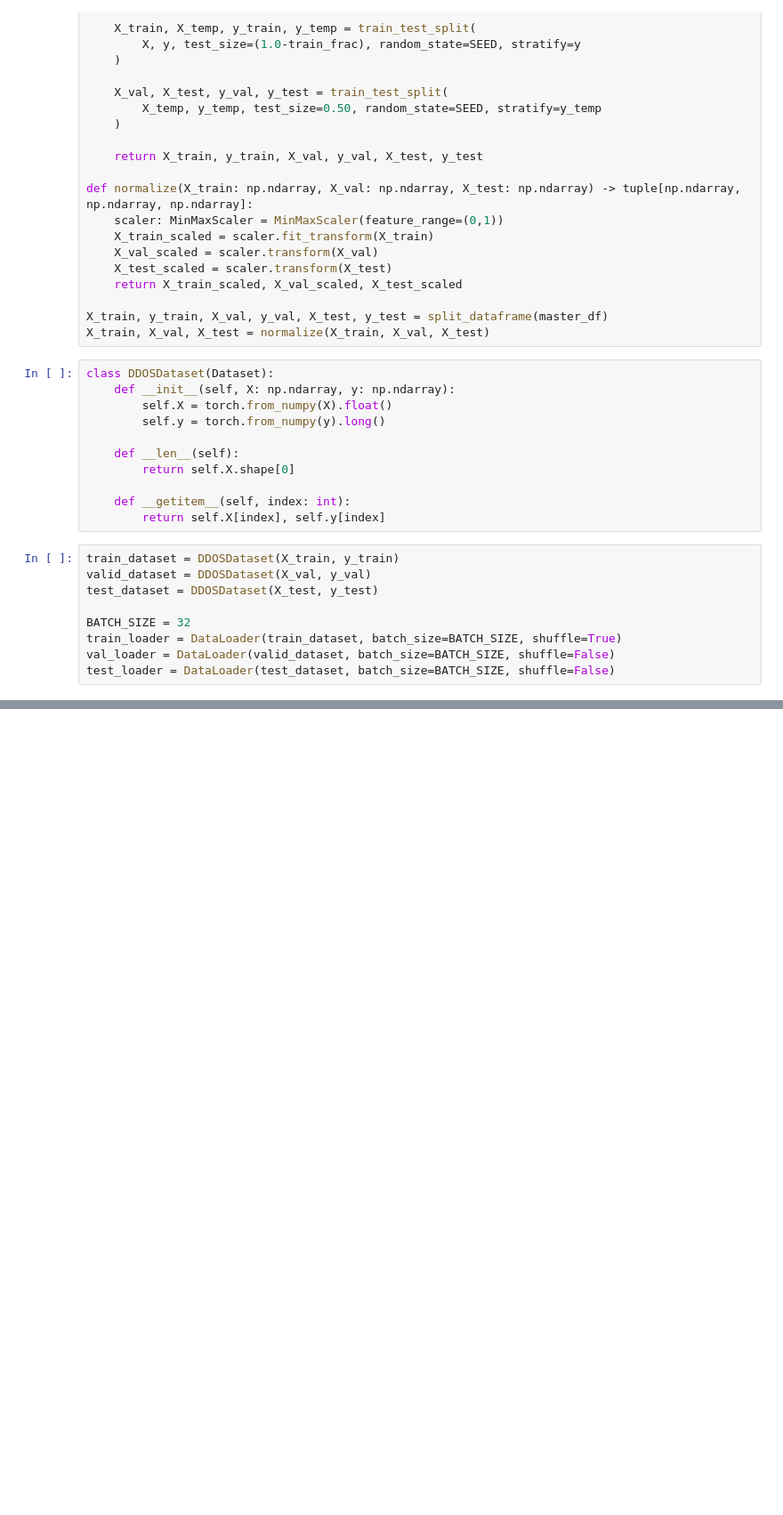
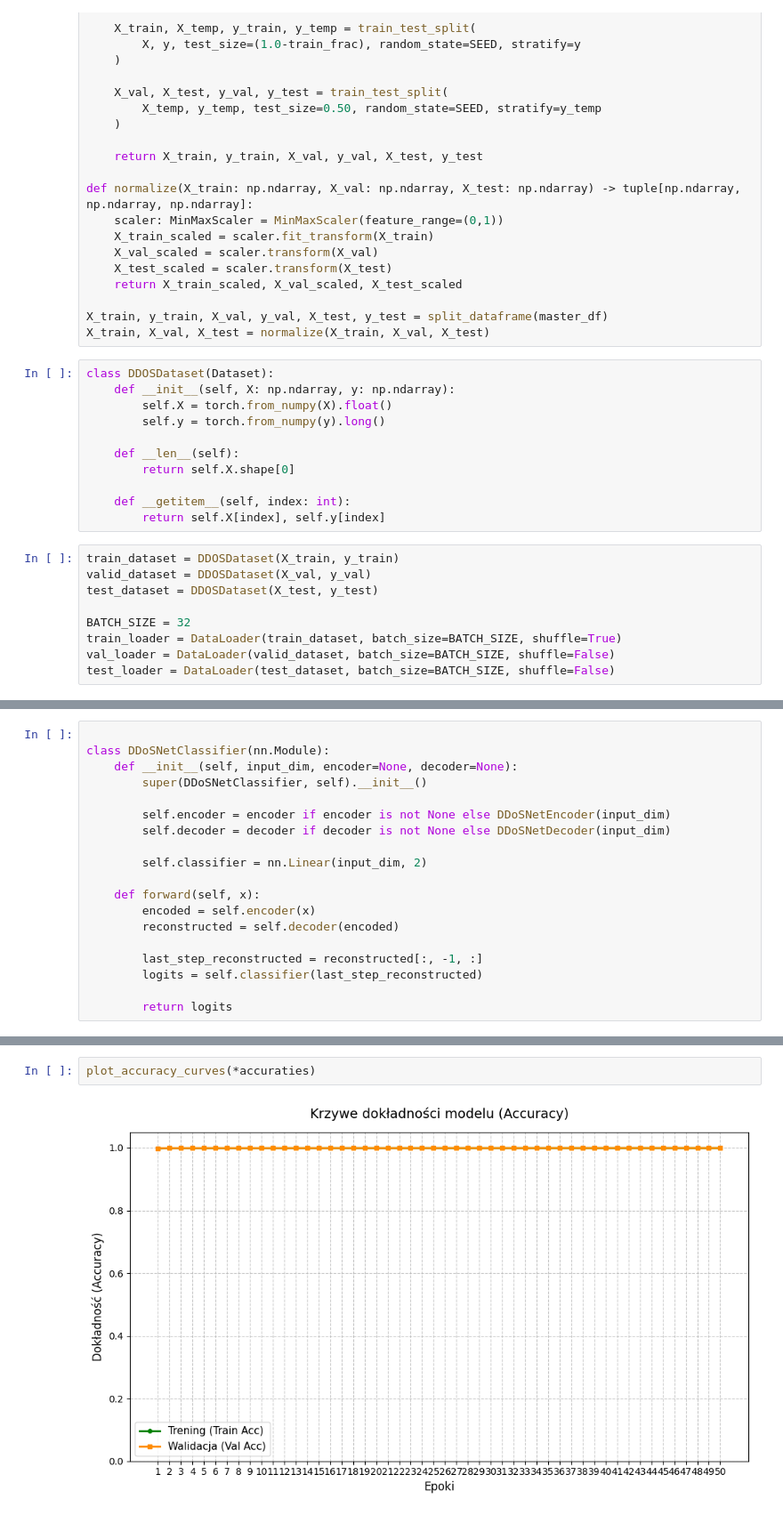
Before and after one commit to mkan1ewski/DDOS-Detection-Model, a Jupyter notebook: main.ipynb, the cells around one changed output, grey strips where cells are left out. Shown at 89% size. Saved outputs shown, nothing was run; the diff lists cells and outputs as text; blank space fills up the shorter version.

```diff
--- a/main.ipynb
+++ b/main.ipynb
@@ -142,0 +219,19 @@ test_loader = DataLoader(test_dataset, batch_size=BATCH_SIZE, shuffle=False)
+# %%
+
+class DDoSNetClassifier(nn.Module):
+    def __init__(self, input_dim, encoder=None, decoder=None):
+        super(DDoSNetClassifier, self).__init__()
+
+        self.encoder = encoder if encoder is not None else DDoSNetEncoder(input_dim)
+        self.decoder = decoder if decoder is not None else DDoSNetDecoder(input_dim)
+
+        self.classifier = nn.Linear(input_dim, 2)
+
+    def forward(self, x):
+        encoded = self.encoder(x)
+        reconstructed = self.decoder(encoded)
+
+        last_step_reconstructed = reconstructed[:, -1, :]
+        logits = self.classifier(last_step_reconstructed)
+
+        return logits
@@ -142,0 +562,4 @@ test_loader = DataLoader(test_dataset, batch_size=BATCH_SIZE, shuffle=False)
+# %%
+plot_accuracy_curves(*accuraties)
+# %% [output]
+[figure, added]
```
Also changed, not shown: parts of 28 cells of this notebook, 5 other files.
